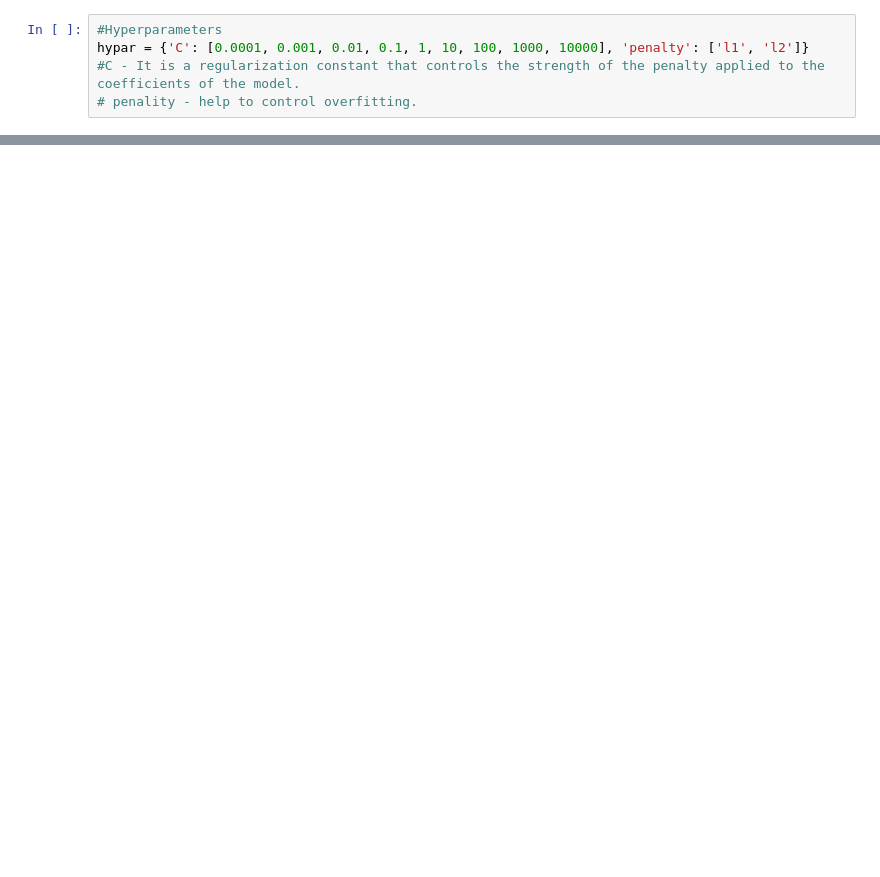
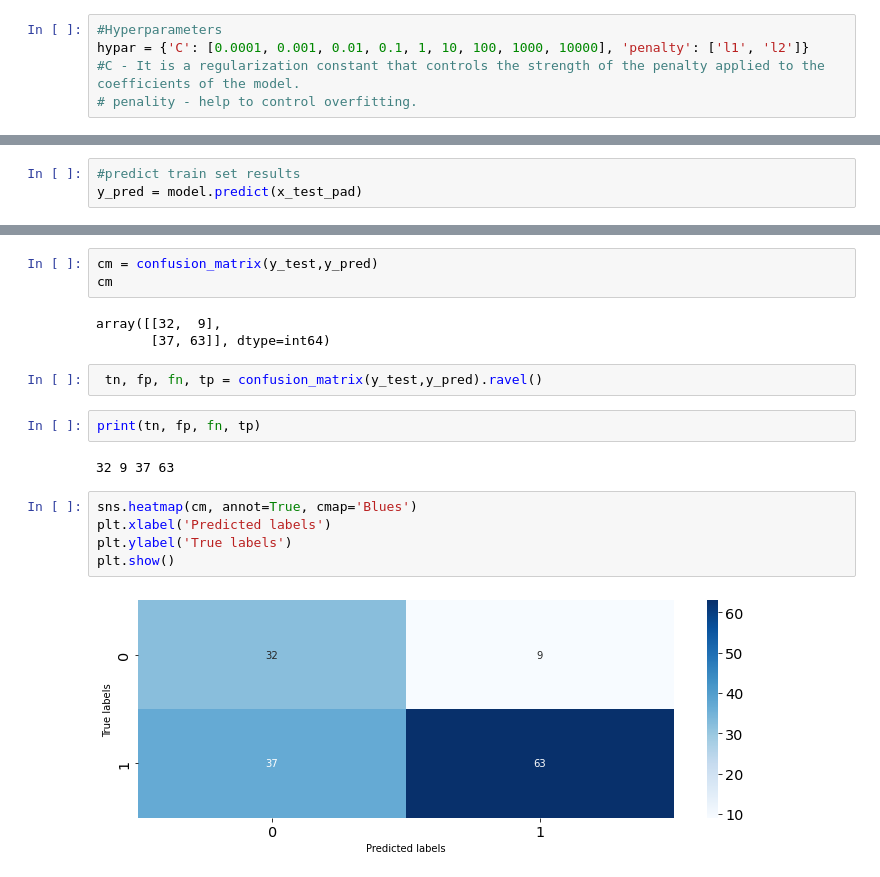
Before and after one commit to amandarnds/Predict-Liver-Disease, a Jupyter notebook: Predict-Liver-Disease.ipynb, the cells around one changed output, grey strips where cells are left out. Drawn from its saved outputs; the diff is of its cells as text; blank space fills up the shorter version.

```diff
--- a/Predict-Liver-Disease.ipynb
+++ b/Predict-Liver-Disease.ipynb
@@ -786,0 +787,3 @@ LogisticRegression(C=1)
+# %%
+#predict train set results
+y_pred = model.predict(x_test_pad)
@@ -786,0 +802,19 @@ LogisticRegression(C=1)
+# %%
+cm = confusion_matrix(y_test,y_pred)
+cm
+# %% [output]
+array([[32,  9],
+       [37, 63]], dtype=int64)
+# %%
+ tn, fp, fn, tp = confusion_matrix(y_test,y_pred).ravel()
+# %%
+print(tn, fp, fn, tp)
+# %% [output]
+32 9 37 63
+# %%
+sns.heatmap(cm, annot=True, cmap='Blues')
+plt.xlabel('Predicted labels')
+plt.ylabel('True labels')
+plt.show()
+# %% [output]
+[figure, added]
```
Also changed, not shown: parts of 118 cells of this notebook, 1 other file.
